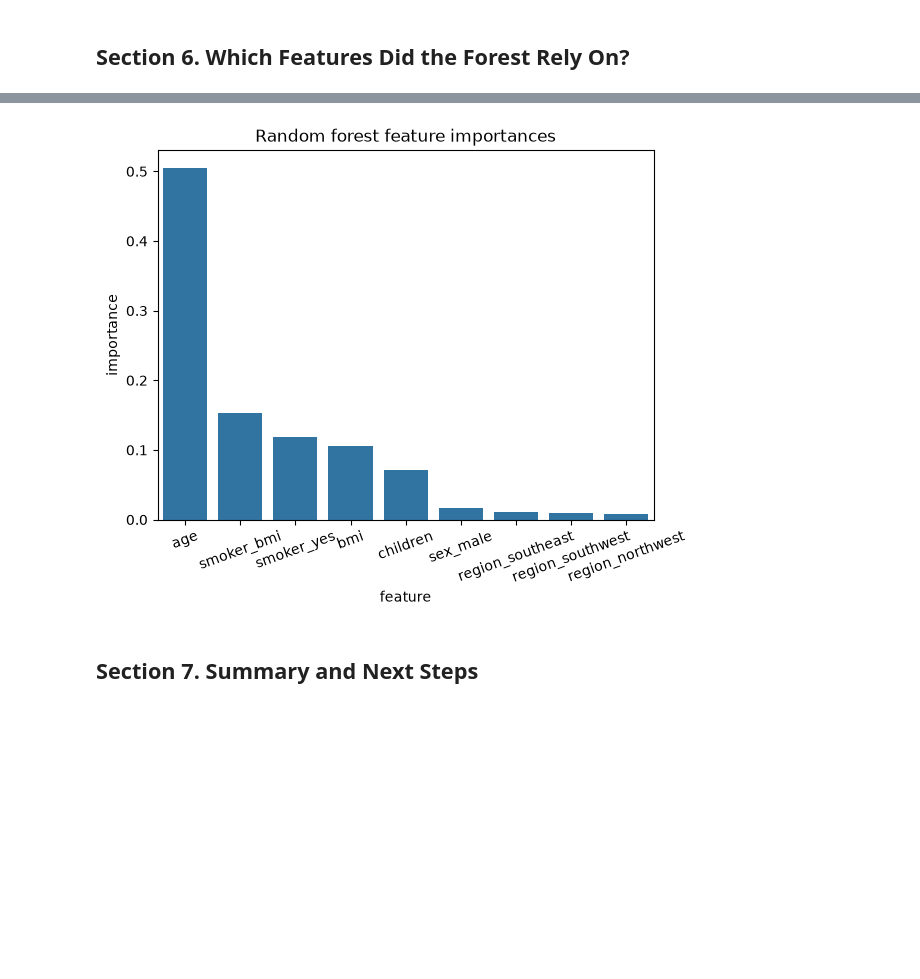
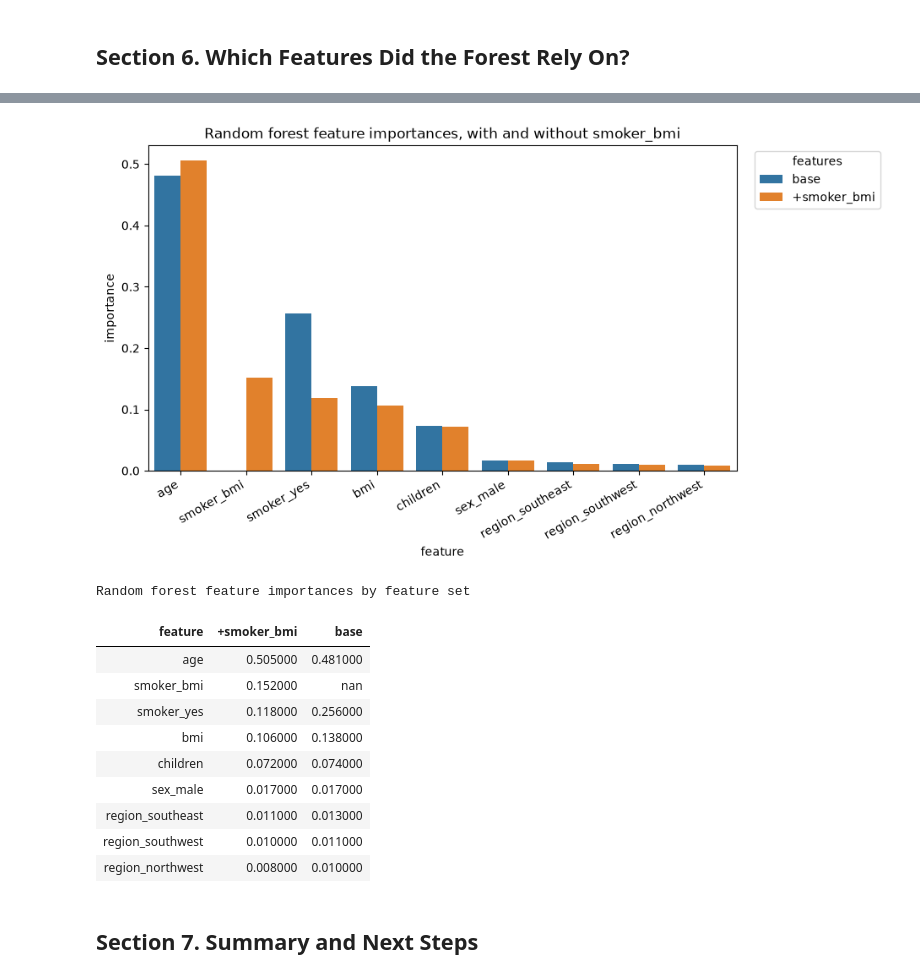
Before and after one commit to gracecode42/ml-05-ensembles, a Jupyter notebook: notebooks/ml_05_ensembles_gracecode42_project.ipynb, the cells around one changed output, grey strips where cells are left out. Drawn from its saved outputs; the diff is of its cells as text; code cells hidden in the pictures; blank space fills up the shorter version.

```diff
--- a/notebooks/ml_05_ensembles_gracecode42_project.ipynb
+++ b/notebooks/ml_05_ensembles_gracecode42_project.ipynb
@@ -485,29 +509,59 @@ weighing accuracy against a model I cannot read.
 # %%
 # === Section 6. Feature Importances (Random Forest) ===
 
-"""Chart the random forest's feature importances.
+"""Chart the random forest's feature importances for both feature sets.
 
 WHY: Ensembles are harder to read than a single tree,
 but a forest can still report which features it leaned on.
+Comparing the two runs shows where the engineered feature drew its weight from.
 Importances are a clue, not proof of causation.
 """
 
-forest = models_plus["random_forest"]
-importances: np.ndarray = forest.feature_importances_
+forest_base = models_base["random_forest"]
+forest_plus = models_plus["random_forest"]
 
-order: np.ndarray = np.argsort(importances)[::-1]
-LOG.info("Random forest feature importances (high to low):")
-for i in order:
-    LOG.info(f"  {FEATURE_COLS_PLUS[i]:20s} {importances[i]:.3f}")
+rows = [
+    {"feature": f, "importance": v, "Features": "base"}
+    for f, v in zip(FEATURE_COLS, forest_base.feature_importances_, strict=True)
+]
+rows += [
+    {"feature": f, "importance": v, "Features": "+smoker_bmi"}
+    for f, v in zip(FEATURE_COLS_PLUS, forest_plus.feature_importances_, strict=True)
+]
+importance_df = pd.DataFrame(rows)
 
-plt.figure()
-x_values = [FEATURE_COLS_PLUS[i] for i in order]
-y_values = importances[order]
-sns.barplot(x=x_values, y=y_values)
+order = [
+    FEATURE_COLS_PLUS[i] for i in np.argsort(forest_plus.feature_importances_)[::-1]
+]
+
+plus_importances = dict(
+    zip(FEATURE_COLS_PLUS, forest_plus.feature_importances_, strict=True)
+)
+
+LOG.info("Random forest feature importances (high to low, +smoker_bmi run):")
+for f in order:
+    base_v = importance_df.query("feature == @f and Features == 'base'")["importance"]
+    plus_v = importance_df.query("feature == @f and Features == '+smoker_bmi'")[
+        "importance"
+    ]
+    b = f"{base_v.iloc[0]:.3f}" if len(base_v) else "   -"
+    LOG.info(f"  {f:20s} base {b}   +smoker_bmi {plus_v.iloc[0]:.3f}")
+
+plt.figure(figsize=(9, 5))
+sns.barplot(
+    data=importance_df, x="feature", y="importance", hue="Features", order=order
+)
 plt.xlabel("feature")
 plt.ylabel("importance")
-plt.title("Random forest feature importances")
-plt.xticks(rotation=20)
+plt.title("Random forest feature importances, with and without smoker_bmi")
+plt.xticks(rotation=30, ha="right")
+plt.legend(title="features", bbox_to_anchor=(1.02, 1), loc="upper left")
 plt.savefig("../docs/images/feature_importances.png", dpi=150, bbox_inches="tight")
 plt.show()
+
+importance_df.pivot(index="feature", columns="Features", values="importance").reindex(
+    order
+).reset_index().round(3).style.hide(axis="index").set_caption(
+    "Random forest feature importances by feature set"
+)
 # %% [output]
@@ -524,4 +578,15 @@ plt.show()
-[figure, old version]
+[figure, new version]
+Random forest feature importances by feature set
+| feature | +smoker_bmi | base |
+| age | 0.505000 | 0.481000 |
+| smoker_bmi | 0.152000 | nan |
+| smoker_yes | 0.118000 | 0.256000 |
+| bmi | 0.106000 | 0.138000 |
+| children | 0.072000 | 0.074000 |
+| sex_male | 0.017000 | 0.017000 |
+| region_southeast | 0.011000 | 0.013000 |
+| region_southwest | 0.010000 | 0.011000 |
+| region_northwest | 0.008000 | 0.010000 |
 # %% [markdown]
 ## Section 7. Summary and Next Steps
 # %%
```
Also changed, not shown: parts of 10 cells of this notebook, 2 other files.
